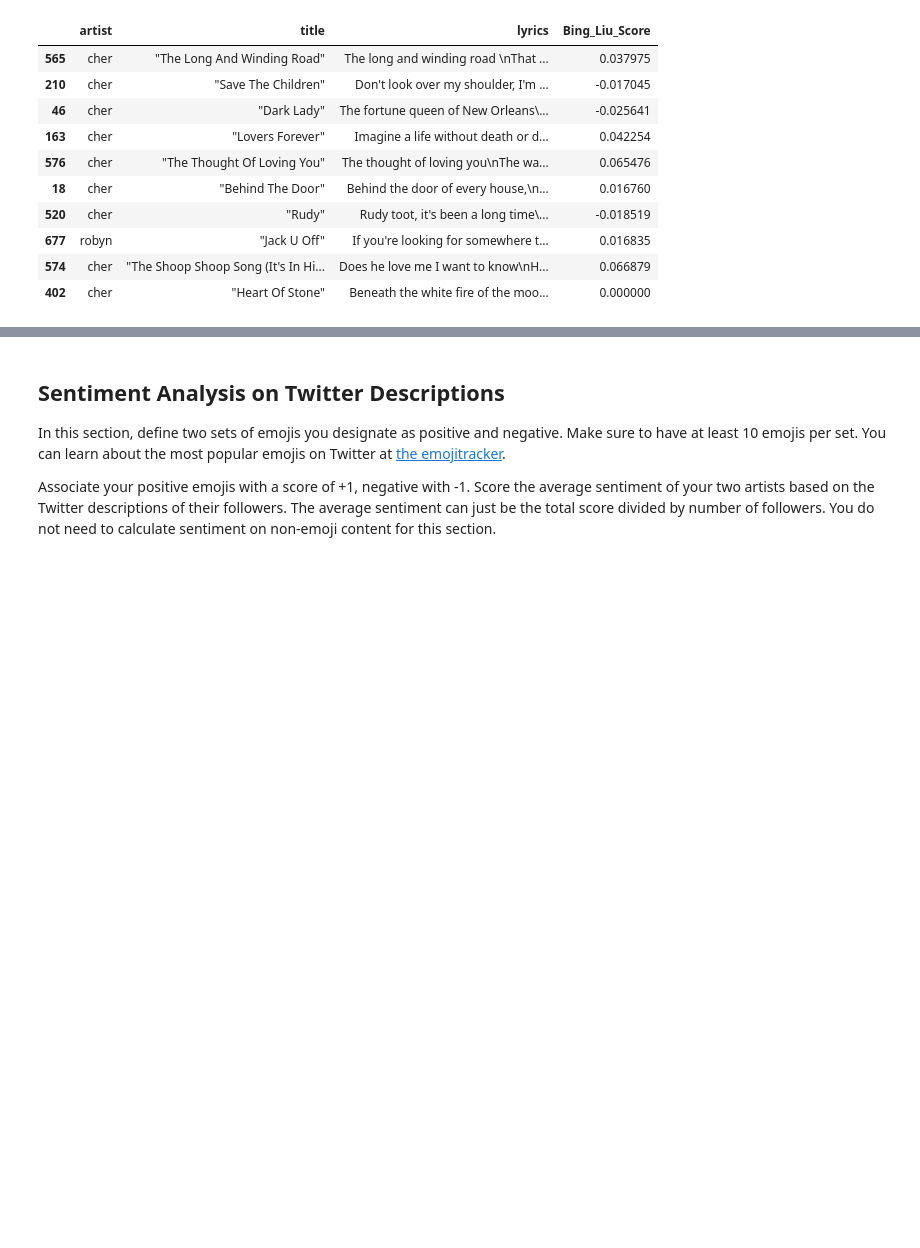
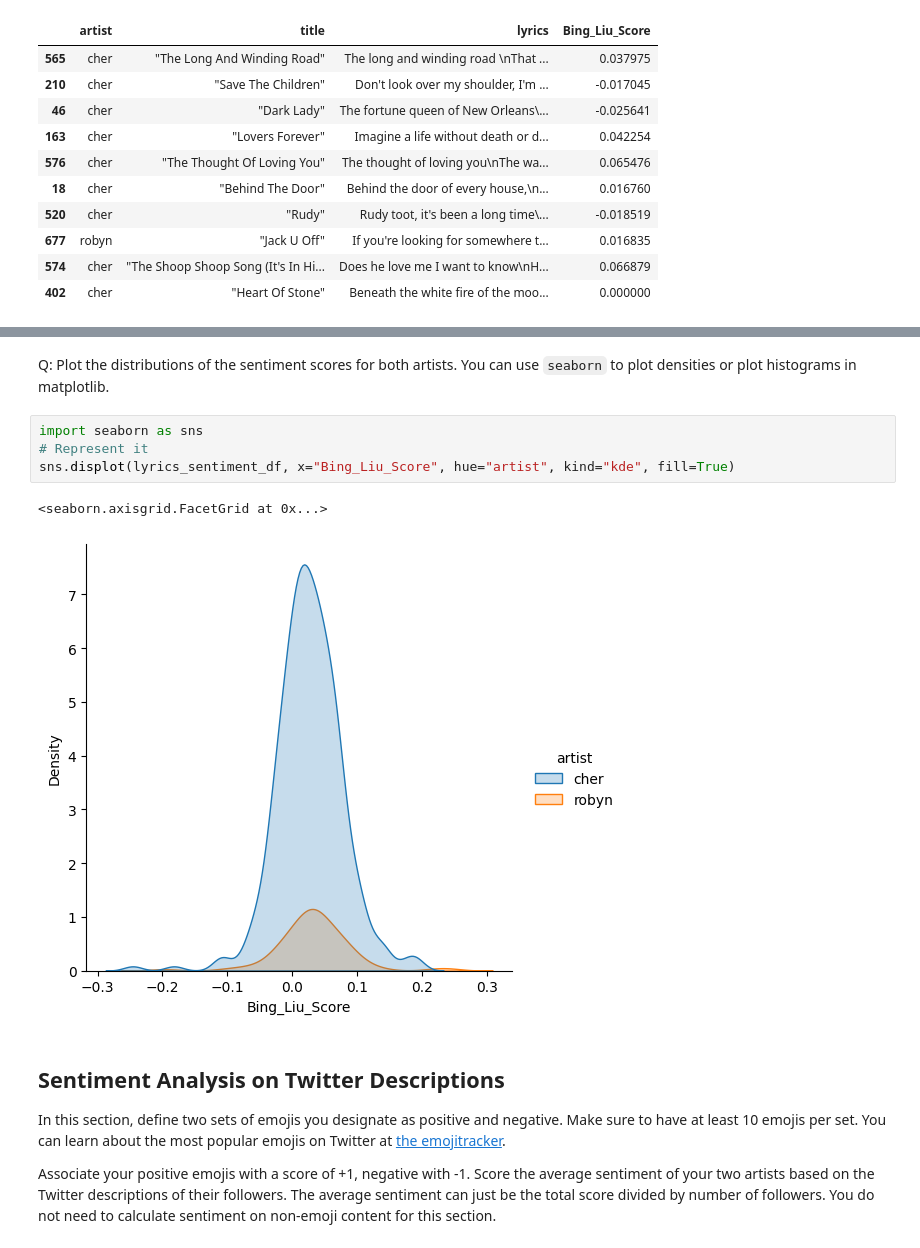
Before and after one commit to Brianne-Bell/ADS-509-textmine_M6-sentiment, a Jupyter notebook: Sentiment Assignment.ipynb, the cells around one changed output, grey strips where cells are left out. Saved outputs shown, nothing was run; the diff lists cells and outputs as text; blank space fills up the shorter version.

```diff
--- a/Sentiment Assignment.ipynb
+++ b/Sentiment Assignment.ipynb
@@ -358,3 +396,12 @@ Q: Plot the distributions of the sentiment scores for both artists. You can use
+# %% [markdown]
+Q: Plot the distributions of the sentiment scores for both artists. You can use `seaborn` to plot densities or plot histograms in matplotlib.
+# %%
+import seaborn as sns
+# Represent it
+sns.displot(lyrics_sentiment_df, x="Bing_Liu_Score", hue="artist", kind="kde", fill=True)
+# %% [output]
+<seaborn.axisgrid.FacetGrid at 0x...>
+[figure, added]
 # %% [markdown]
 ## Sentiment Analysis on Twitter Descriptions
 
```
Also changed, not shown: parts of 20 cells of this notebook, 1 other file.
